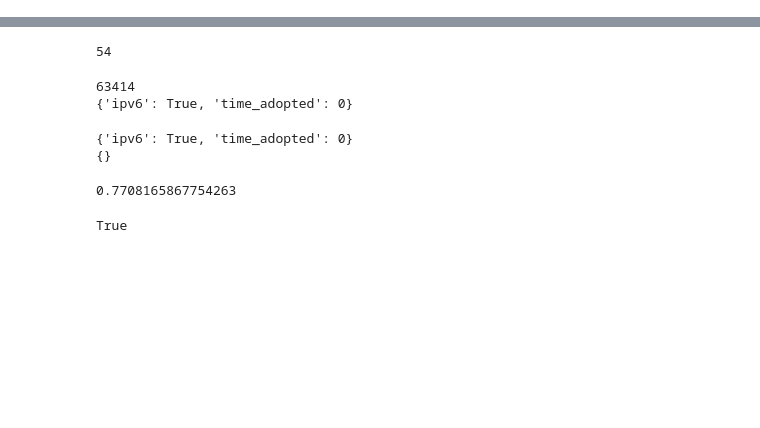
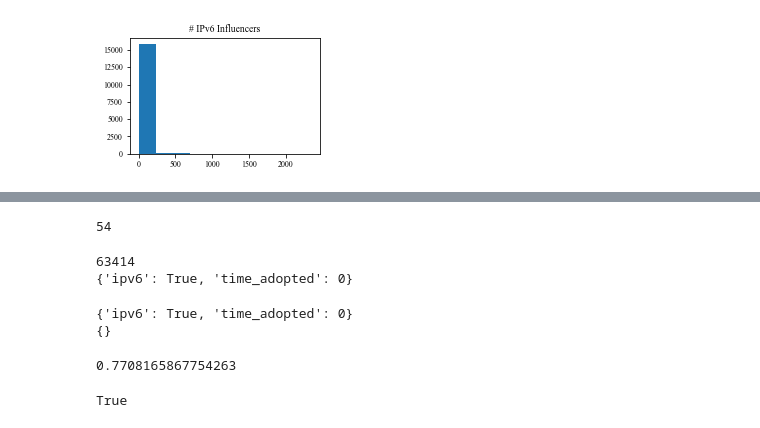
Before and after one commit to leslierice1/15744_project_ipv6_cascades, a Jupyter notebook: cascade-experiments.ipynb, the cells around one changed output, grey strips where cells are left out. Drawn from its saved outputs; the diff is of its cells as text; code cells hidden in the pictures; blank space fills up the shorter version.

Commit message:
add figures and remove old files

```diff
--- a/cascade-experiments.ipynb
+++ b/cascade-experiments.ipynb
@@ -94,10 +107,6 @@ def remove_files_(year, month):
 # %%
-start_date = datetime.date(year=2018, month=12, day=1)
-end_date = datetime.date(year=2019, month=1, day=1)
-
-# monitor = 'sea-us'
-# monitors = ['sea-us']
-monitor = None
+start_date = datetime.date(year=2008, month=12, day=1)
+end_date = datetime.date(year=2020, month=4, day=1)
 # %%
 def process_as(as1, G, fname, initial=False):
     timestamp = int(fname.split('.')[3])
@@ -123,7 +132,7 @@ def process_as(as1, G, fname, initial=False):
     num_neighbors = len(list(G.neighbors(as1)))
     G.nodes[as1]['num_neighbors'] = num_neighbors
 # %%
-def run_analysis(start_date, end_date, m, remove_files=True):
+def run_analysis(start_date, end_date):
     # Create graph from AS relationships
     G = nx.Graph()
 
@@ -136,7 +145,7 @@ def run_analysis(start_date, end_date, m, remove_files=True):
         cur_year = cur_date.strftime('%Y')
         print(f'{cur_month}/{cur_year}')
 
-        download_as_links_files(cur_year, cur_month, m)
+        download_as_links_files(cur_year, cur_month)
         download_as_relationships_file(cur_year, cur_month)
 
         G = update_graph(cur_year, cur_month, G)
@@ -148,8 +157,6 @@ def run_analysis(start_date, end_date, m, remove_files=True):
 
         for fname in fnames:
             if not fname.endswith('.gz'):
-                continue
-            if m is not None and m not in fname:
                 continue
             with gzip.open(os.path.join(folder, fname), 'r') as f:
                 for i, line in enumerate(f):
@@ -176,10 +183,7 @@ def run_analysis(start_date, end_date, m, remove_files=True):
 
         print(len(ipv6_nodes))
         cur_date += relativedelta(months=+1)
-
-        if remove_files:
-            remove_files_(cur_year, cur_month)
     return G
 # %%
-G = run_analysis(start_date, end_date, monitor, remove_files=False)
+G = run_analysis(start_date, end_date)
 # %% [output]
@@ -256,2 +262,10 @@ def build_graph(node, seen_nodes, c_G, labels):
+# %%
+def plot_histogram(l, fname, title, bins):
+    fig, axs = plt.subplots(1, 1, figsize=(3.25, 2.25))
+    plt.hist(l, bins=bins)
+    plt.title(title)
+    plt.tight_layout()
+    plt.savefig(fname, bbox_inches='tight')
+    plt.show()
 # %%
 num_ipv6_influencers = [calculate_num_ipv6_influencers(node) for node in set(ipv6_nodes) - set(initial_ipv6)]
@@ -292,0 +273,4 @@ plt.hist(frac_ipv6_influencers, bins=30)
+# %%
+plot_histogram(num_ipv6_influencers, 'figures/num_ipv6_influencers.pdf', '# IPv6 Influencers', 10)
+# %% [output]
+[figure, added]
```
Also changed, not shown: parts of 21 cells of this notebook, 10 other files.
